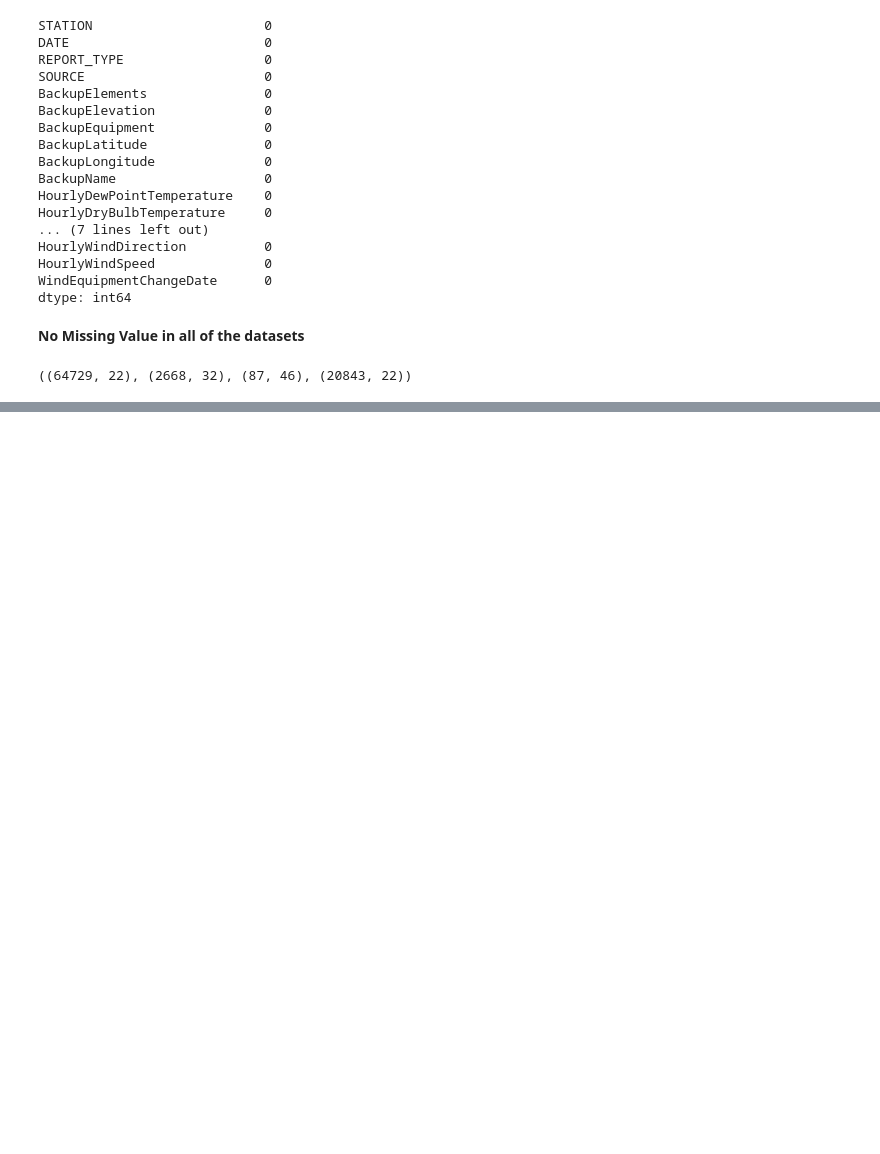
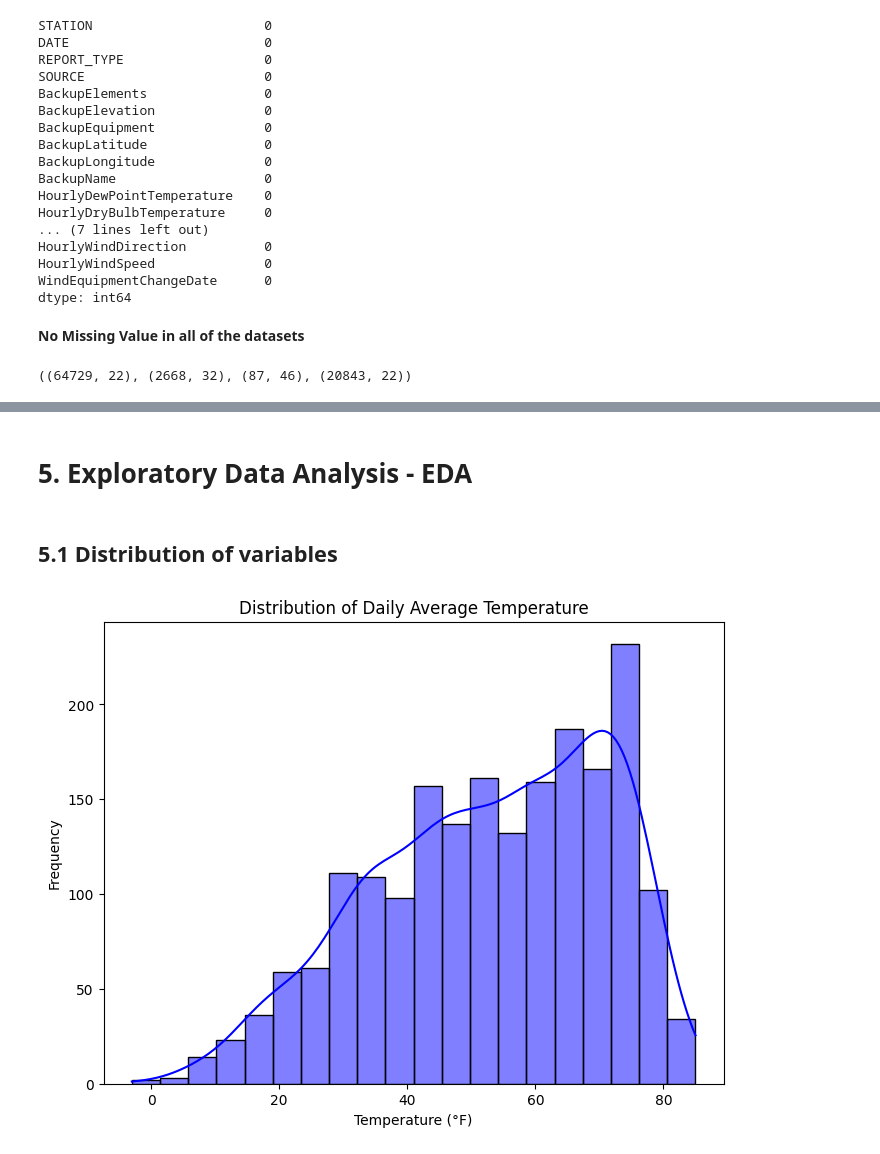
Before and after one commit to tedoaba/CodersCaveInternship, a Jupyter notebook: climate-data-analysis-normal-task-2.ipynb, the cells around one changed output, grey strips where cells are left out. Drawn from its saved outputs; the diff is of its cells as text; code cells hidden in the pictures; blank space fills up the shorter version.

Commit message:
Kaggle Notebook | Climate Data Analysis : Normal Task 2 | Version 3

```diff
--- a/climate-data-analysis-normal-task-2.ipynb
+++ b/climate-data-analysis-normal-task-2.ipynb
@@ -584,0 +299,17 @@ By following these detailed steps, you can effectively clean, preprocess, explor
+# %%
+# Remove trace precipitation amounts
+daily = daily.replace('T', pd.NA)
+hourly = hourly.replace('T', pd.NA)
+monthly = monthly.replace('T', pd.NA)
+three_hour = three_hour.replace('T', pd.NA)
+# %%
+# Remove missing values
+daily = daily.dropna()
+hourly = hourly.dropna()
+monthly = monthly.dropna()
+three_hour = three_hour.dropna()
+# %%
+# Remove variable wind directions
+daily = daily[daily['DailyPeakWindDirection'] != 'VRB']
+hourly = hourly[hourly['HourlyWindDirection'] != 'VRB']
+three_hour = three_hour[three_hour['HourlyWindDirection'] != 'VRB']
@@ -584,0 +348,16 @@ By following these detailed steps, you can effectively clean, preprocess, explor
+# %%
+# Preprocess the daily data
+daily = daily.dropna()
+daily = daily[daily['REPORT_TYPE'].str.strip() == 'SOD']
+
+# Preprocess the hourly data
+hourly = hourly.dropna()
+hourly = hourly[hourly['REPORT_TYPE'].str.strip() == 'FM-15']
+
+# Preprocess the monthly data
+monthly = monthly.dropna()
+monthly = monthly[monthly['REPORT_TYPE'].str.strip() == 'SOM']
+
+# Preprocess the three-hour data
+three_hour = three_hour.dropna()
+three_hour = three_hour[three_hour['REPORT_TYPE'].str.strip() == 'FM-12']
@@ -584,0 +404,14 @@ By following these detailed steps, you can effectively clean, preprocess, explor
+# %% [markdown]
+# 5. Exploratory Data Analysis - EDA
+# %% [markdown]
+## 5.1 Distribution of variables
+# %%
+# Histogram of temperature in daily data
+plt.figure(figsize=(8, 6))
+sns.histplot(daily['DailyAverageDryBulbTemperature'], bins=20, kde=True, color='blue')
+plt.title('Distribution of Daily Average Temperature')
+plt.xlabel('Temperature (°F)')
+plt.ylabel('Frequency')
+plt.show()
+# %% [output]
+[figure, added]
```
Also changed, not shown: parts of 62 cells of this notebook.
